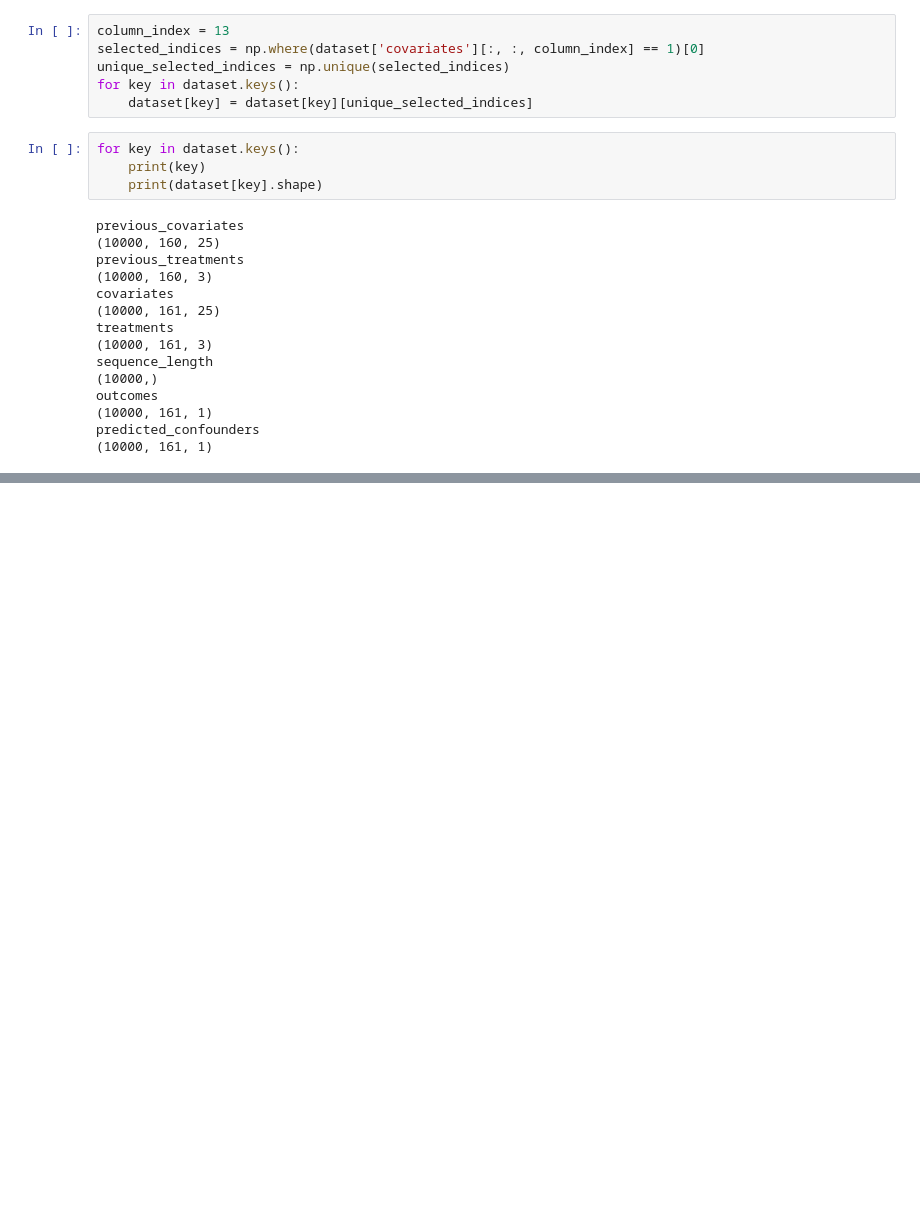
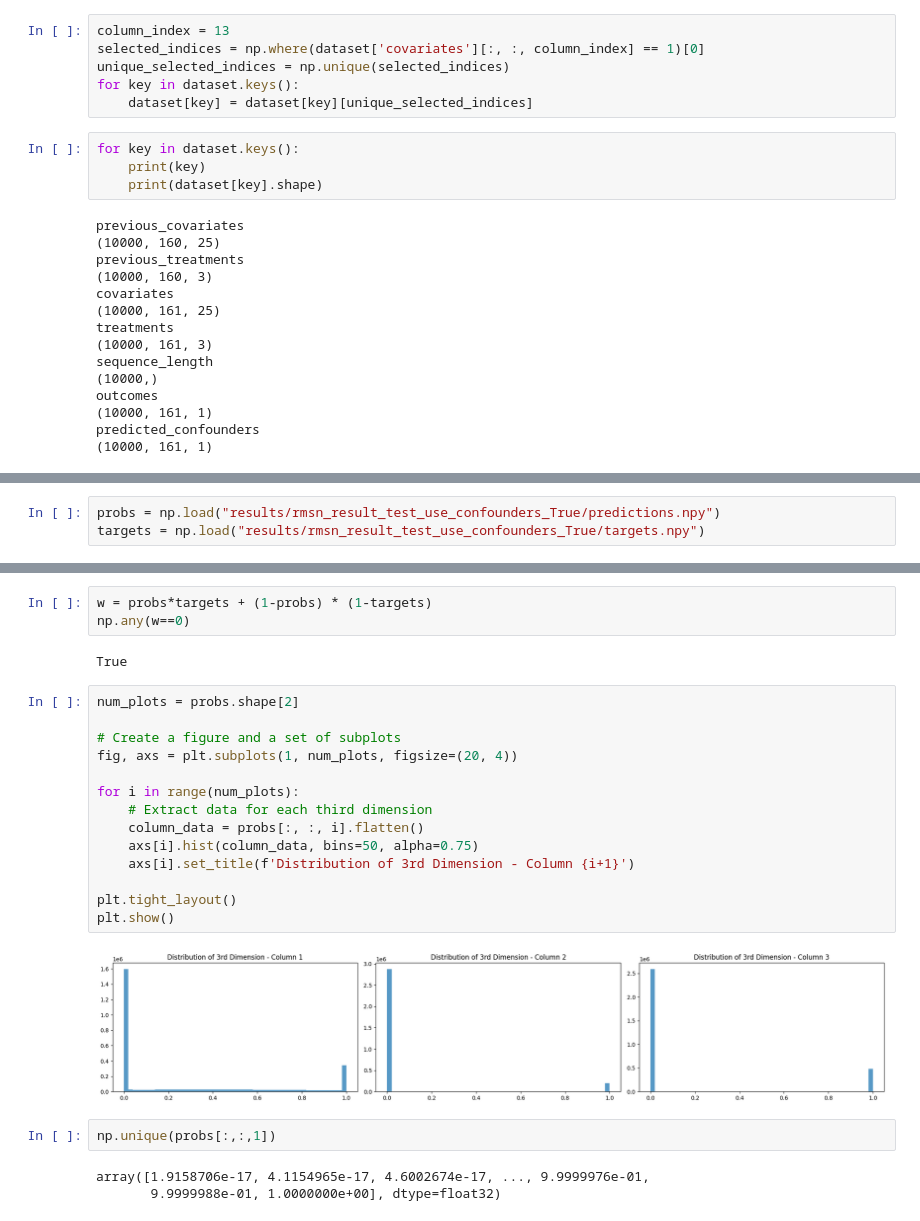
Before and after one commit to HuangNX/Conformity_Casual_Inferance, a Jupyter notebook: Untitled.ipynb, the cells around one changed output, grey strips where cells are left out. Drawn from its saved outputs; the diff is of its cells as text; blank space fills up the shorter version.

```diff
--- a/Untitled.ipynb
+++ b/Untitled.ipynb
@@ -97,0 +122,3 @@ predicted_confounders
+# %%
+probs = np.load("results/rmsn_result_test_use_confounders_True/predictions.npy")
+targets = np.load("results/rmsn_result_test_use_confounders_True/targets.npy")
@@ -97,0 +155,26 @@ predicted_confounders
+# %%
+w = probs*targets + (1-probs) * (1-targets)
+np.any(w==0)
+# %% [output]
+True
+# %%
+num_plots = probs.shape[2]
+
+# Create a figure and a set of subplots
+fig, axs = plt.subplots(1, num_plots, figsize=(20, 4))
+
+for i in range(num_plots):
+    # Extract data for each third dimension
+    column_data = probs[:, :, i].flatten()
+    axs[i].hist(column_data, bins=50, alpha=0.75)
+    axs[i].set_title(f'Distribution of 3rd Dimension - Column {i+1}')
+
+plt.tight_layout()
+plt.show()
+# %% [output]
+[figure, added]
+# %%
+np.unique(probs[:,:,1])
+# %% [output]
+array([1.9158706e-17, 4.1154965e-17, 4.6002674e-17, ..., 9.9999976e-01,
+       9.9999988e-01, 1.0000000e+00], dtype=float32)
```
Also changed, not shown: parts of 7 cells of this notebook, 8 other files.
